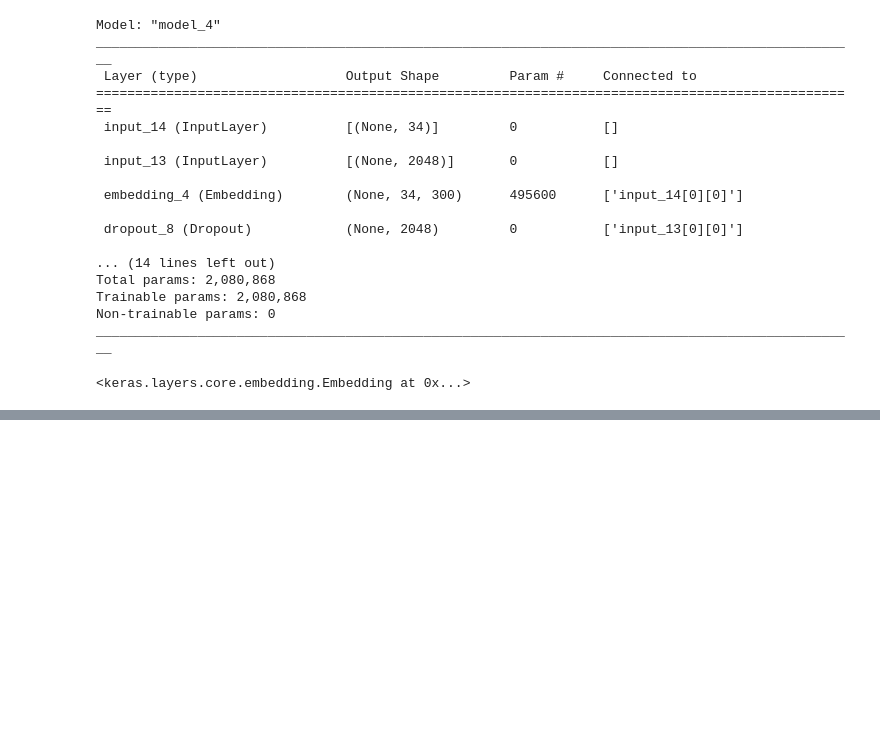
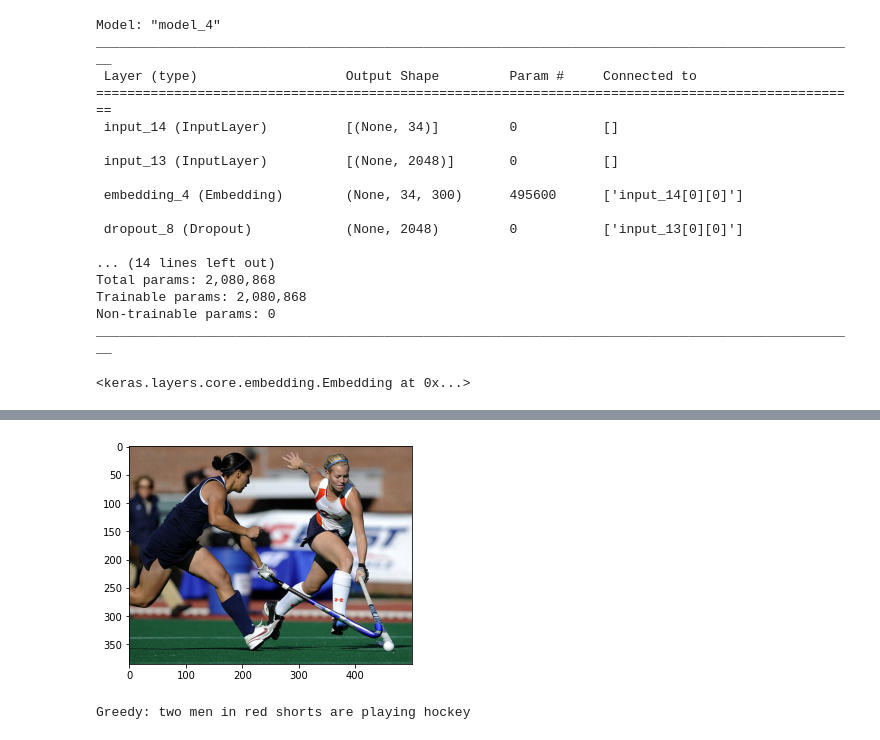
Before and after one commit to maverick98/Group4Capstone, a Jupyter notebook: Group4_Image_Caption_Using_Inception1.ipynb, the cells around one changed output, grey strips where cells are left out. Saved outputs shown, nothing was run; the diff lists cells and outputs as text; code cells hidden in the pictures; blank space fills up the shorter version.

```diff
--- a/Group4_Image_Caption_Using_Inception1.ipynb
+++ b/Group4_Image_Caption_Using_Inception1.ipynb
@@ -752,10 +759,13 @@ with open(encoded_test_images_pkl, "rb") as encoded_pickle:
 # %%
 
 
-z+=1
+z=1
 pic = list(encoding_test.keys())[z]
 image = encoding_test[pic].reshape((1,2048))
 x=plt.imread(image_dataset+pic)
 plt.imshow(x)
 plt.show()
 print("Greedy:",greedySearch(image))
+# %% [output]
+[figure, added]
+Greedy: two men in red shorts are playing hockey
```
Also changed, not shown: parts of 1 cell of this notebook.
